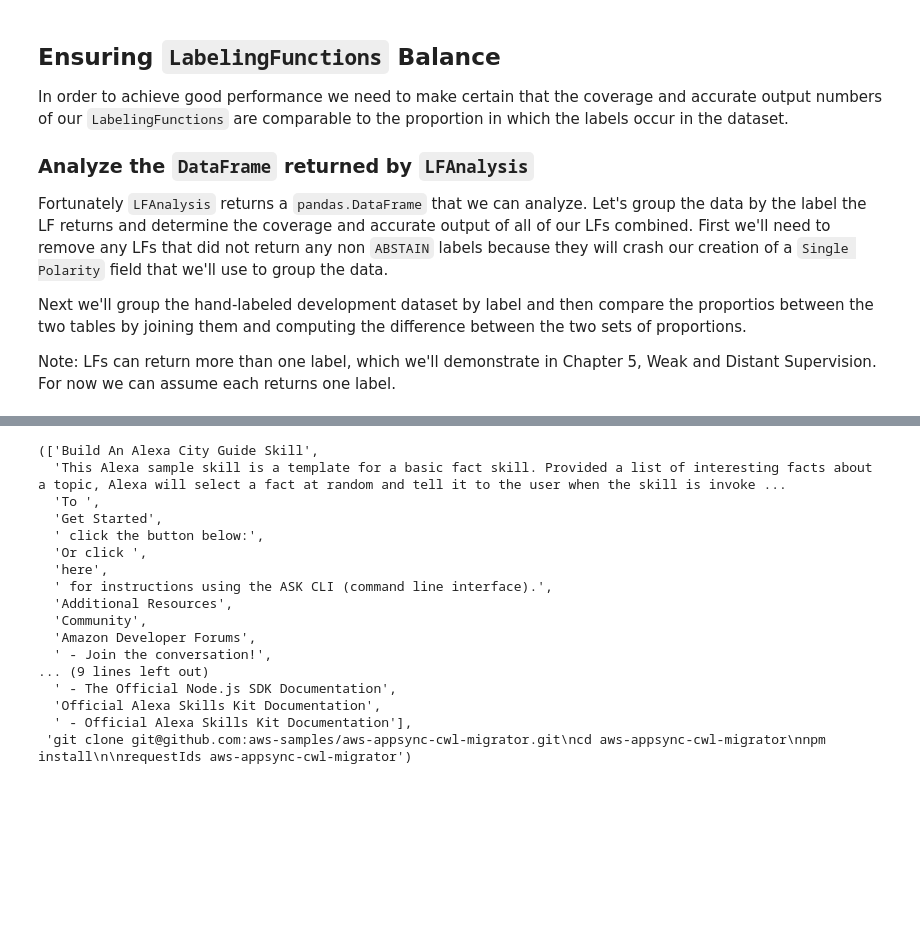
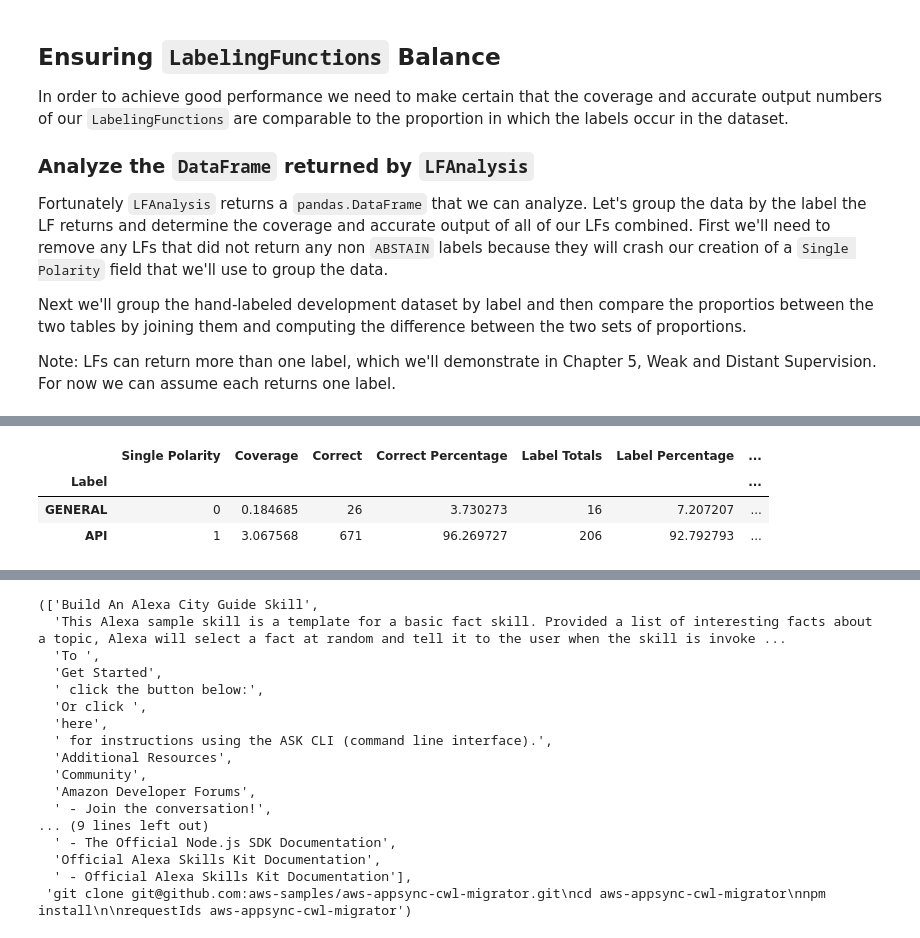
Before and after one commit to rjurney/weakly_supervised_learning_code, a Jupyter notebook: ch03/Introducing Snorkel.ipynb, the cells around one changed output, grey strips where cells are left out. Drawn from its saved outputs; the diff is of its cells as text; code cells hidden in the pictures; blank space fills up the shorter version.

```diff
--- a/ch03/Introducing Snorkel.ipynb
+++ b/ch03/Introducing Snorkel.ipynb
@@ -912,0 +922,13 @@ total_dev_df
+# %%
+# Join on the Label indexes that we prepared
+dev_lf_df = total_lf_df.join(total_dev_df)
+
+# Compute the proportion of the hand labels in the original data versus the output of correct labels from our LFs
+dev_lf_df['Correct / Label Proportion'] = dev_lf_df['Correct Percentage'] / dev_lf_df['Label Percentage']
+
+dev_lf_df
+# %% [output]
+|  | Single Polarity | Coverage | Correct | Correct Percentage | Label Totals | Label Percentage | ... |
+| Label |  |  |  |  |  |  | ... |
+| GENERAL | 0 | 0.184685 | 26 | 3.730273 | 16 | 7.207207 | ... |
+| API | 1 | 3.067568 | 671 | 96.269727 | 206 | 92.792793 | ... |
```
Also changed, not shown: parts of 4 cells of this notebook.
